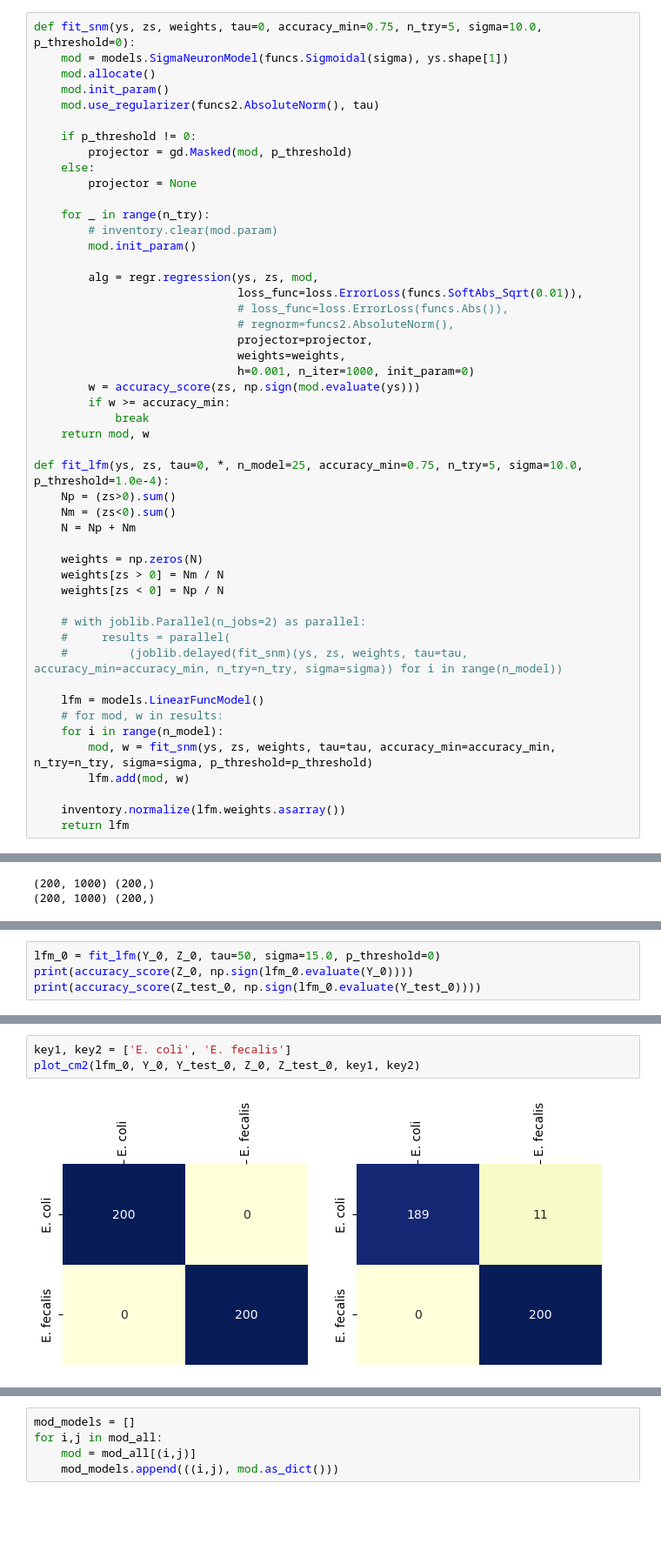
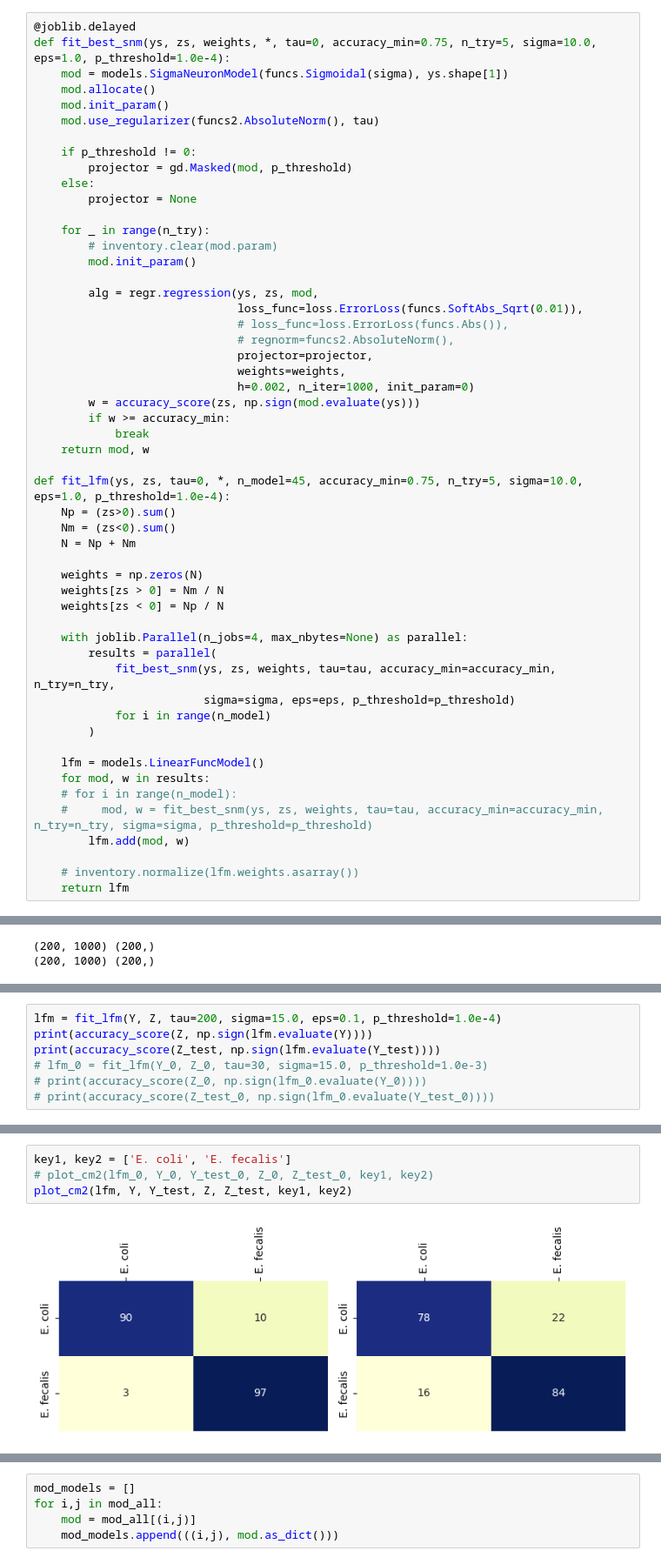
Before and after one commit to intellimath/irsa, a Jupyter notebook: examples/bacteria_id.ipynb, the cells around one changed output, grey strips where cells are left out. Shown at 87% size. Cells and saved outputs as stored; diff of their text form; blank space fills up the shorter version.

```diff
--- a/examples/bacteria_id.ipynb
+++ b/examples/bacteria_id.ipynb
@@ -140,7 +154,8 @@ def fit_blm(ys, zs, tau=0, *, n_model=25, accuracy_min=0.75, n_try=7, sigma=10.0
             mod_best = mod
     return mod_best
 # %%
-def fit_snm(ys, zs, weights, tau=0, accuracy_min=0.75, n_try=5, sigma=10.0, p_threshold=0):
+@joblib.delayed
+def fit_best_snm(ys, zs, weights, *, tau=0, accuracy_min=0.75, n_try=5, sigma=10.0, eps=1.0, p_threshold=1.0e-4):
     mod = models.SigmaNeuronModel(funcs.Sigmoidal(sigma), ys.shape[1])
     mod.allocate()
     mod.init_param()
@@ -161,13 +176,13 @@ def fit_snm(ys, zs, weights, tau=0, accuracy_min=0.75, n_try=5, sigma=10.0, p_th
                               # regnorm=funcs2.AbsoluteNorm(),
                               projector=projector,
                               weights=weights,
-                              h=0.001, n_iter=1000, init_param=0)
+                              h=0.002, n_iter=1000, init_param=0)
         w = accuracy_score(zs, np.sign(mod.evaluate(ys)))
         if w >= accuracy_min:
             break
     return mod, w
 
-def fit_lfm(ys, zs, tau=0, *, n_model=25, accuracy_min=0.75, n_try=5, sigma=10.0, p_threshold=1.0e-4):
+def fit_lfm(ys, zs, tau=0, *, n_model=45, accuracy_min=0.75, n_try=5, sigma=10.0, eps=1.0, p_threshold=1.0e-4):
     Np = (zs>0).sum()
     Nm = (zs<0).sum()
     N = Np + Nm
@@ -176,17 +191,20 @@ def fit_lfm(ys, zs, tau=0, *, n_model=25, accuracy_min=0.75, n_try=5, sigma=10.0
     weights[zs > 0] = Nm / N
     weights[zs < 0] = Np / N
 
-    # with joblib.Parallel(n_jobs=2) as parallel:
-    #     results = parallel(
-    #         (joblib.delayed(fit_snm)(ys, zs, weights, tau=tau, accuracy_min=accuracy_min, n_try=n_try, sigma=sigma)) for i in range(n_model))
+    with joblib.Parallel(n_jobs=4, max_nbytes=None) as parallel:
+        results = parallel(
+            fit_best_snm(ys, zs, weights, tau=tau, accuracy_min=accuracy_min, n_try=n_try,
+                         sigma=sigma, eps=eps, p_threshold=p_threshold)
+            for i in range(n_model)
+        )
 
     lfm = models.LinearFuncModel()
-    # for mod, w in results:
-    for i in range(n_model):
-        mod, w = fit_snm(ys, zs, weights, tau=tau, accuracy_min=accuracy_min, n_try=n_try, sigma=sigma, p_threshold=p_threshold)
+    for mod, w in results:
+    # for i in range(n_model):
+    #     mod, w = fit_best_snm(ys, zs, weights, tau=tau, accuracy_min=accuracy_min, n_try=n_try, sigma=sigma, p_threshold=p_threshold)
         lfm.add(mod, w)
 
-    inventory.normalize(lfm.weights.asarray())
+    # inventory.normalize(lfm.weights.asarray())
     return lfm
 # %%
 def fit_snn(ys, zs, tau=0, *, n_hidden=30, accuracy_min=0.75, n_try=1, sigma=5.0, p_min=1.0e-4):
@@ -589,5 +623,8 @@ plot_pca(Y_0, Y_test_0, Z_0, Z_test_0)
 # %%
-lfm_0 = fit_lfm(Y_0, Z_0, tau=50, sigma=15.0, p_threshold=0)
-print(accuracy_score(Z_0, np.sign(lfm_0.evaluate(Y_0))))
-print(accuracy_score(Z_test_0, np.sign(lfm_0.evaluate(Y_test_0))))
+lfm = fit_lfm(Y, Z, tau=200, sigma=15.0, eps=0.1, p_threshold=1.0e-4)
+print(accuracy_score(Z, np.sign(lfm.evaluate(Y))))
+print(accuracy_score(Z_test, np.sign(lfm.evaluate(Y_test))))
+# lfm_0 = fit_lfm(Y_0, Z_0, tau=30, sigma=15.0, p_threshold=1.0e-3)
+# print(accuracy_score(Z_0, np.sign(lfm_0.evaluate(Y_0))))
+# print(accuracy_score(Z_test_0, np.sign(lfm_0.evaluate(Y_test_0))))
 # %% [output]
@@ -600,6 +638,7 @@ plot_spectra_params(lfm_0, Y_0, Z_0, 1.0e-4)
 # %%
 key1, key2 = ['E. coli', 'E. fecalis']
-plot_cm2(lfm_0, Y_0, Y_test_0, Z_0, Z_test_0, key1, key2)
+# plot_cm2(lfm_0, Y_0, Y_test_0, Z_0, Z_test_0, key1, key2)
+plot_cm2(lfm, Y, Y_test, Z, Z_test, key1, key2)
 # %% [output]
-[figure, old version]
+[figure, new version]
 # %%
```
Also changed, not shown: parts of 36 cells of this notebook, 13 other files.
